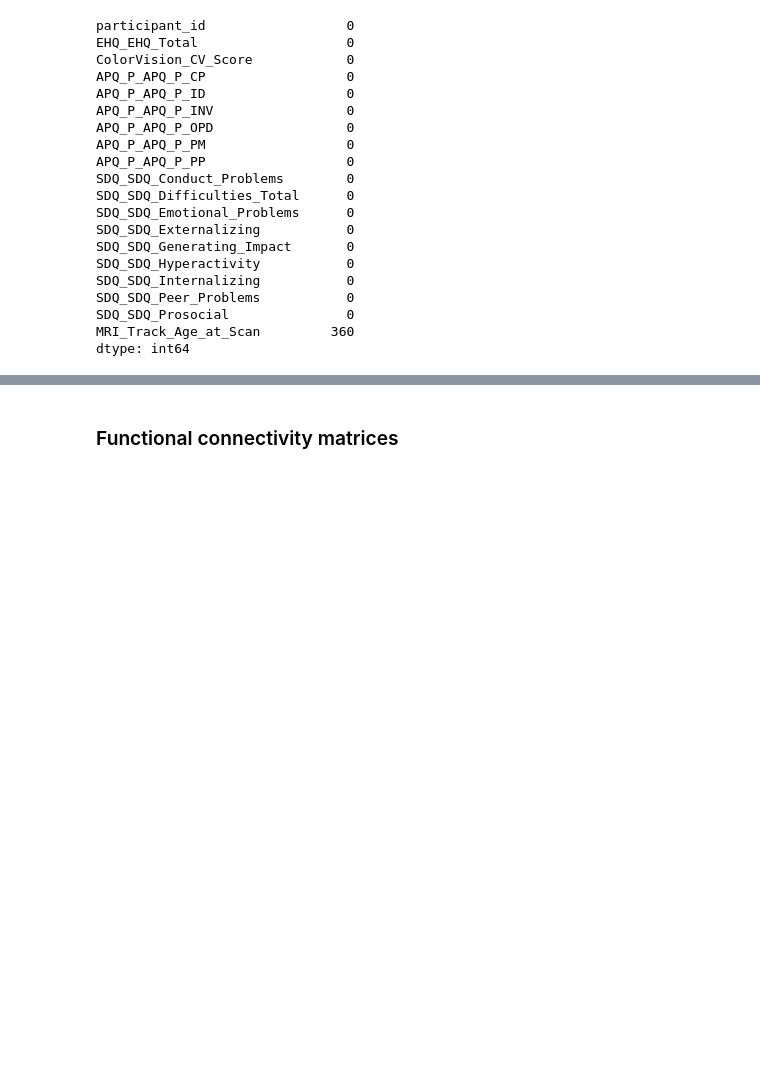
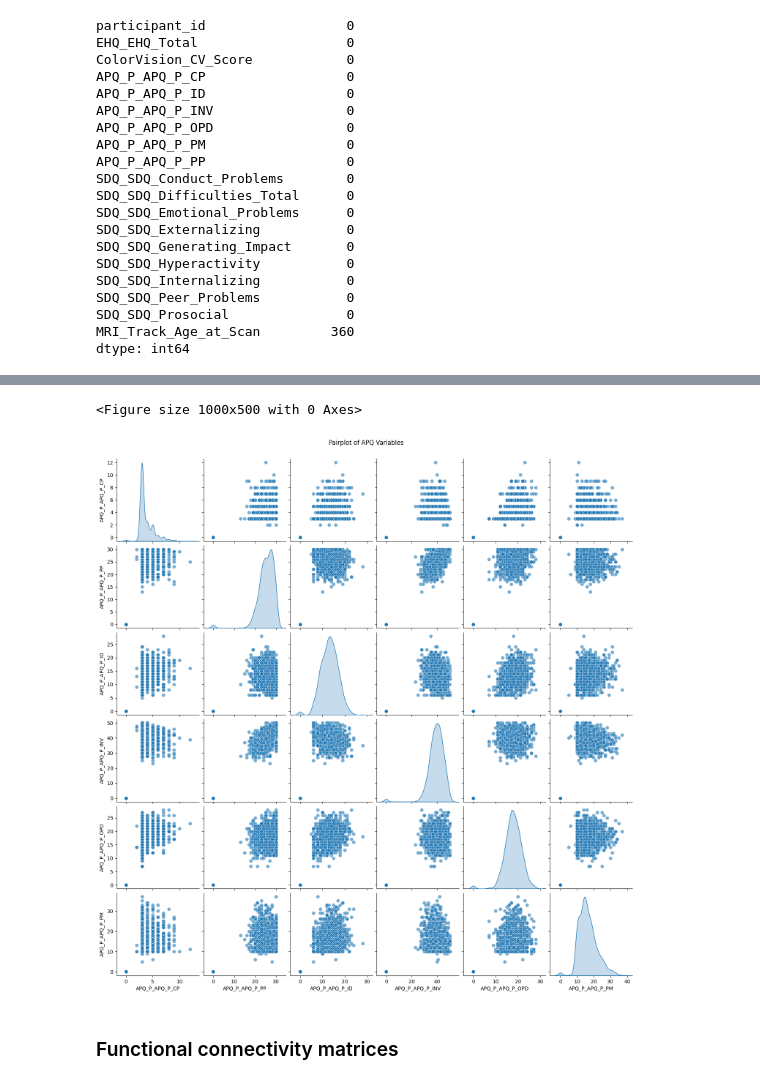
Before and after one commit to eveliinahampus/wids2025, a Jupyter notebook: WiDS_Project.ipynb, the cells around one changed output, grey strips where cells are left out. Drawn from its saved outputs; the diff is of its cells as text; code cells hidden in the pictures; blank space fills up the shorter version.

Commit message:
Exploring APQ Variables

```diff
--- a/WiDS_Project.ipynb
+++ b/WiDS_Project.ipynb
@@ -215,3 +247,17 @@ dtype: int64
+# %%
+plt.figure(figsize=(10, 5))
+sns.pairplot(
+    df_quantatative_metadata,
+    vars=['APQ_P_APQ_P_CP', 'APQ_P_APQ_P_PP', 'APQ_P_APQ_P_ID', 'APQ_P_APQ_P_INV', 'APQ_P_APQ_P_OPD', 'APQ_P_APQ_P_PM'],
+    diag_kind='kde',
+    plot_kws={'alpha': 0.6, 's': 50},
+    diag_kws={'fill': True},
+)
+plt.suptitle('Pairplot of APQ Variables', y=1.02)
+plt.show()
+# %% [output]
+<Figure size 1000x500 with 0 Axes>
+[figure, added]
 # %% [markdown]
 ### Functional connectivity matrices
 # %%
```
Also changed, not shown: parts of 5 cells of this notebook.
